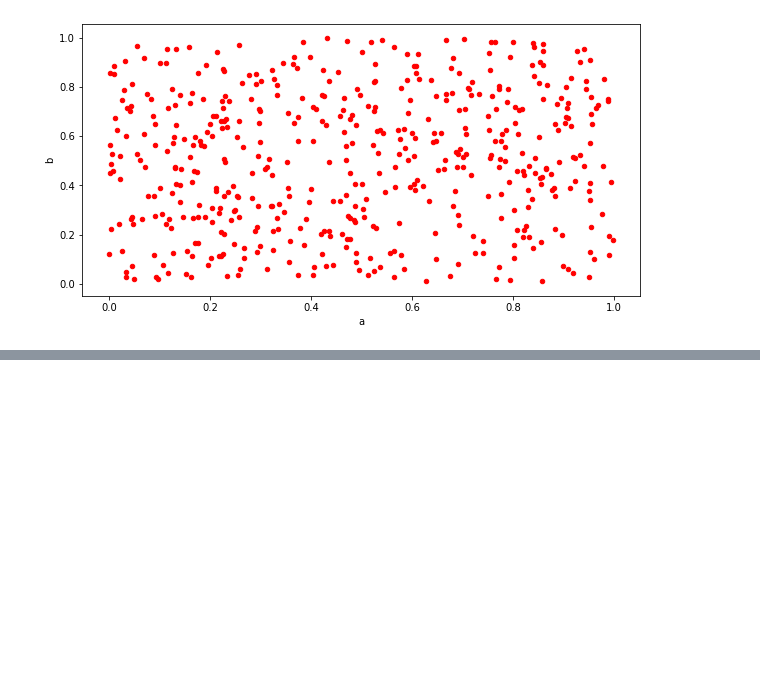
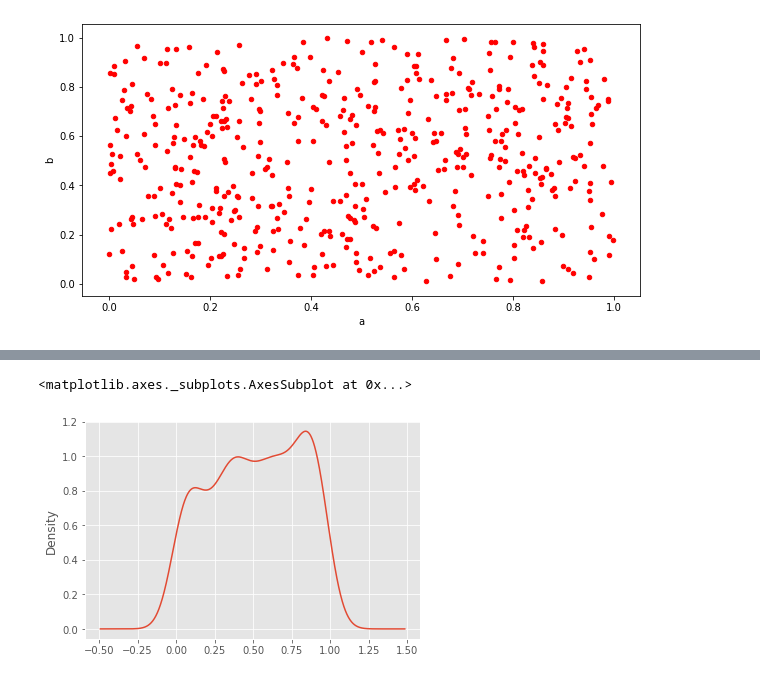
Before and after one commit to tosunthex/Py_DS_ML_BootCamp, a Jupyter notebook: Bootcamp_Levent/05-Pandas-Built-in-Data-Viz/Exercises.ipynb, the cells around one changed output, grey strips where cells are left out. Cells and saved outputs as stored; diff of their text form; code cells hidden in the pictures; blank space fills up the shorter version.

```diff
--- a/Bootcamp_Levent/05-Pandas-Built-in-Data-Viz/Exercises.ipynb
+++ b/Bootcamp_Levent/05-Pandas-Built-in-Data-Viz/Exercises.ipynb
@@ -31,0 +51,6 @@ df3.plot.scatter(x='a',y='b',c='r',figsize=(10,5))
+# %%
+
+df3['d'].plot.kde()
+# %% [output]
+<matplotlib.axes._subplots.AxesSubplot at 0x...>
+[figure, added]
```
Also changed, not shown: parts of 7 cells of this notebook.
